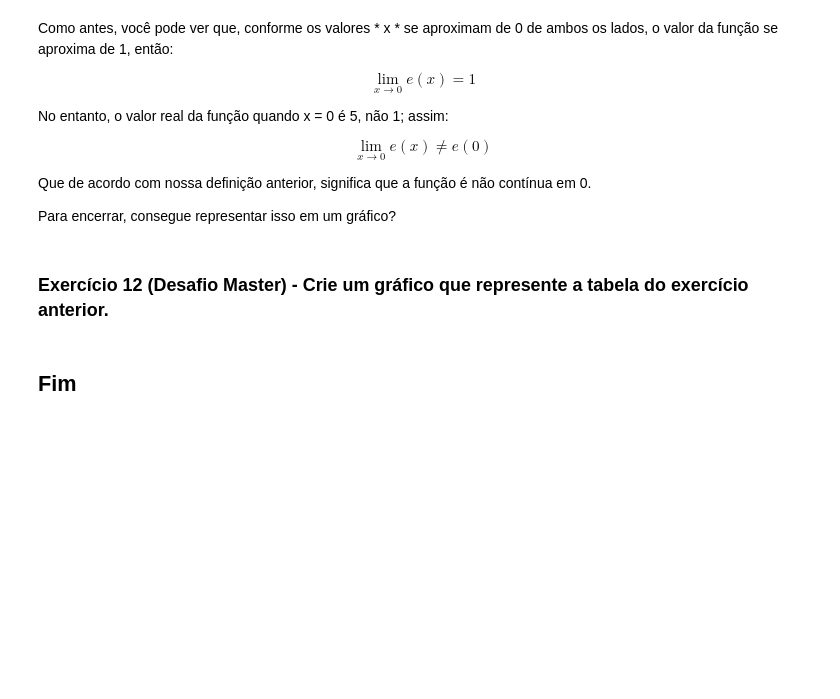
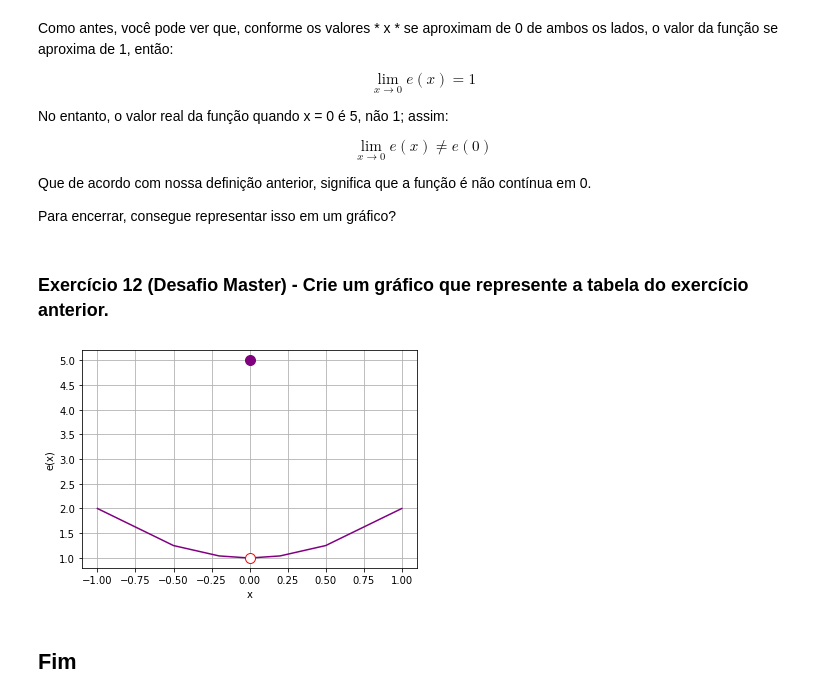
Before and after one commit to Angelicogfa/python-matematica-machine-learning, a Jupyter notebook: modulos/modulo-09/Exercicios08.ipynb, the cells around one changed output. Saved outputs shown, nothing was run; the diff lists cells and outputs as text; code cells hidden in the pictures; blank space fills up the shorter version.

```diff
--- a/modulos/modulo-09/Exercicios08.ipynb
+++ b/modulos/modulo-09/Exercicios08.ipynb
@@ -515,0 +596,13 @@ e(x) = \begin{cases}
+# %%
+# Solução
+def e(x):
+    if x == 0:
+        return 5
+
+    return 1 + x ** 2
+
+x = [-1, -0.5, -0.2, -0.01, -0.001, 0.001, 0.01, 0.2, 0.5, 1]
+y = [e(i) for i in x]
+
+df = pd.DataFrame({'x': x, 'e(x)': y})
+df
@@ -532,2 +635,14 @@ Para encerrar, consegue representar isso em um gráfico?
+# %%
+# Solução
+plt.plot(x, y, color='purple')
+plt.plot(0, e(0), color='purple', marker='o', markersize=10)
+plt.plot(0, 1, color='red', marker='o', markerfacecolor='w', markersize=10)
+plt.xlabel('x')
+plt.ylabel('e(x)')
+plt.grid()
+
+plt.show()
+# %% [output]
+[figure, added]
 # %% [markdown]
 ## Fim
```
Also changed, not shown: parts of 11 cells of this notebook.
